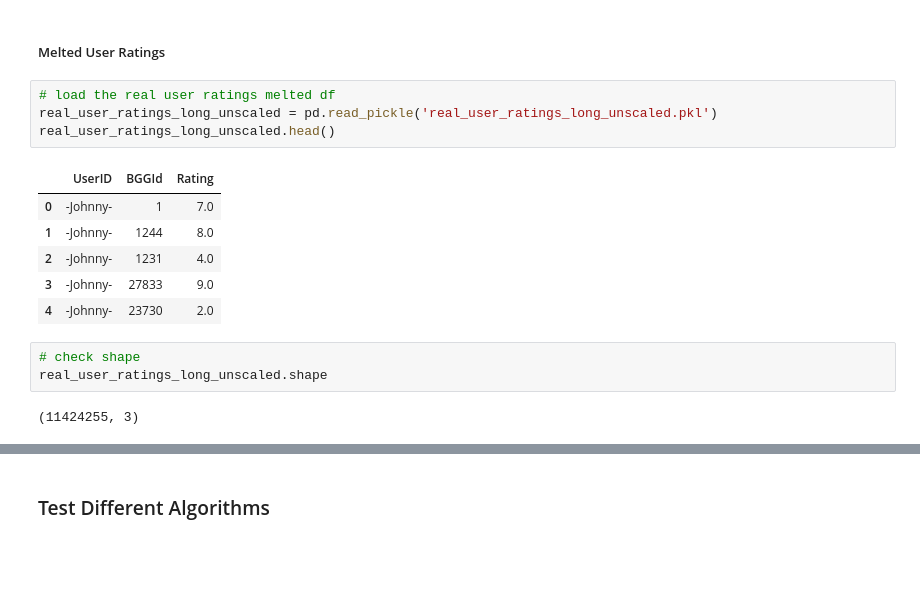
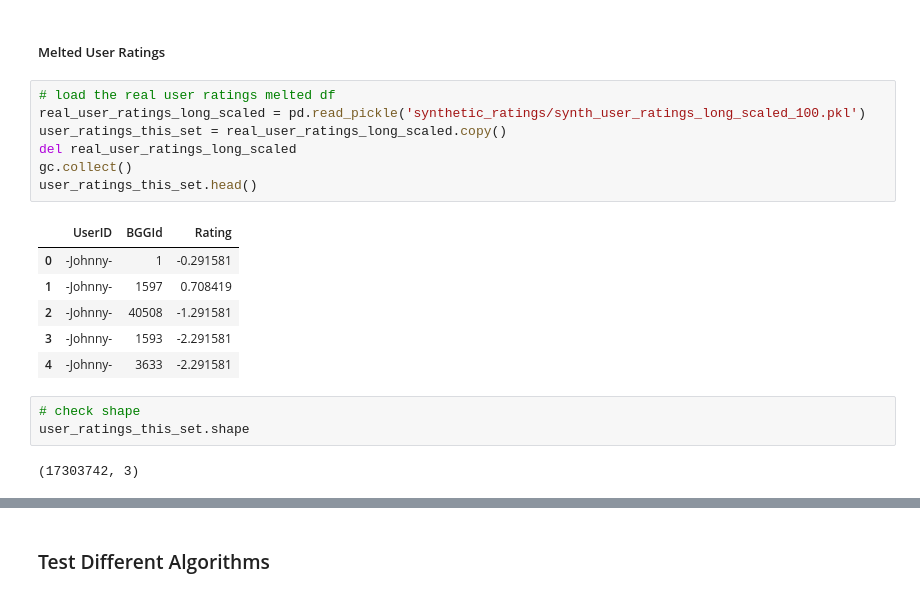
Before and after one commit to threnjen/boardgamegeek, a Jupyter notebook: BGG08_Collaborative_Filtering.ipynb, the cells around one changed output, grey strips where cells are left out. Drawn from its saved outputs; the diff is of its cells as text; blank space fills up the shorter version.

```diff
--- a/BGG08_Collaborative_Filtering.ipynb
+++ b/BGG08_Collaborative_Filtering.ipynb
@@ -879,17 +1686,20 @@ Steps:
 ##### Melted User Ratings
 # %%
 # load the real user ratings melted df
-real_user_ratings_long_unscaled = pd.read_pickle('real_user_ratings_long_unscaled.pkl')
-real_user_ratings_long_unscaled.head()
+real_user_ratings_long_scaled = pd.read_pickle('synthetic_ratings/synth_user_ratings_long_scaled_100.pkl')
+user_ratings_this_set = real_user_ratings_long_scaled.copy()
+del real_user_ratings_long_scaled
+gc.collect()
+user_ratings_this_set.head()
 # %% [output]
 |  | UserID | BGGId | Rating |
-| 0 | -Johnny- | 1 | 7.0 |
-| 1 | -Johnny- | 1244 | 8.0 |
-| 2 | -Johnny- | 1231 | 4.0 |
-| 3 | -Johnny- | 27833 | 9.0 |
-| 4 | -Johnny- | 23730 | 2.0 |
+| 0 | -Johnny- | 1 | -0.291581 |
+| 1 | -Johnny- | 1597 | 0.708419 |
+| 2 | -Johnny- | 40508 | -1.291581 |
+| 3 | -Johnny- | 1593 | -2.291581 |
+| 4 | -Johnny- | 3633 | -2.291581 |
 # %%
 # check shape
-real_user_ratings_long_unscaled.shape
+user_ratings_this_set.shape
 # %% [output]
-(11424255, 3)
+(17303742, 3)
```
Also changed, not shown: parts of 325 cells of this notebook.
